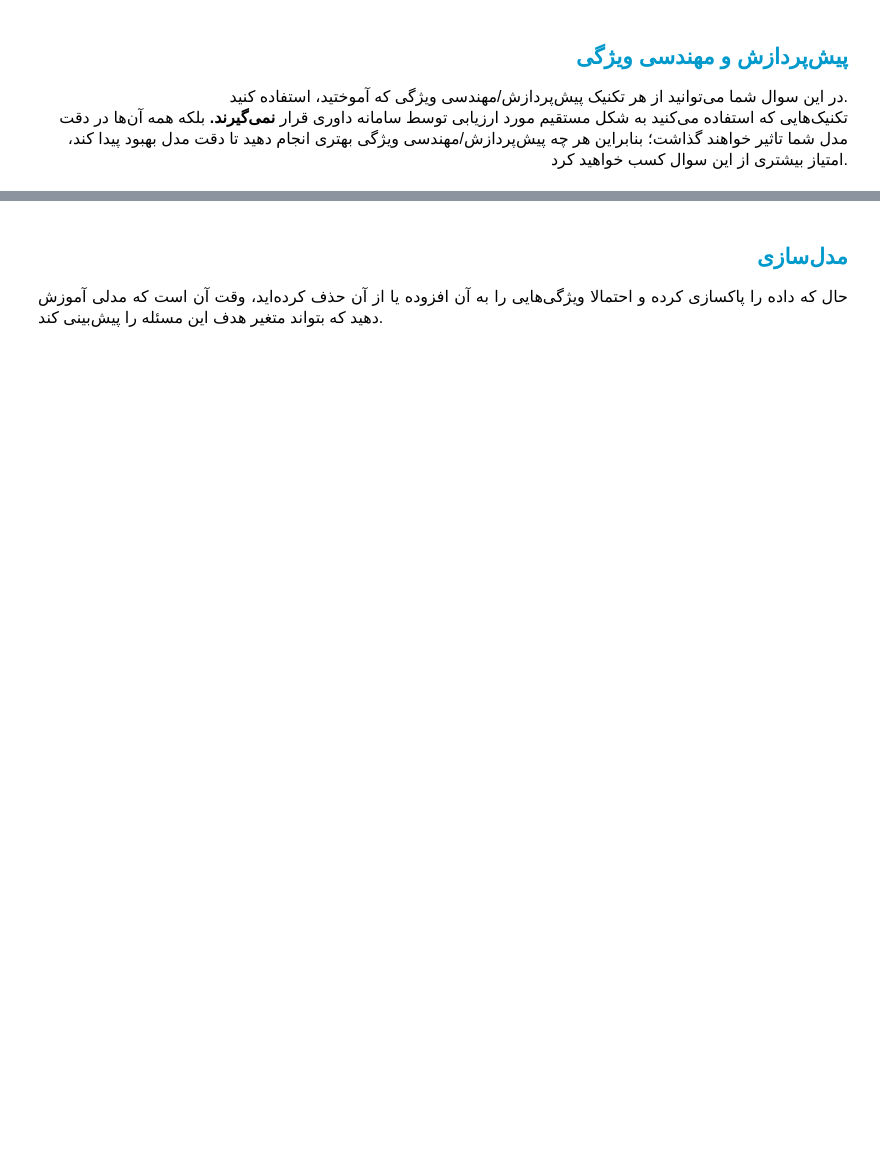
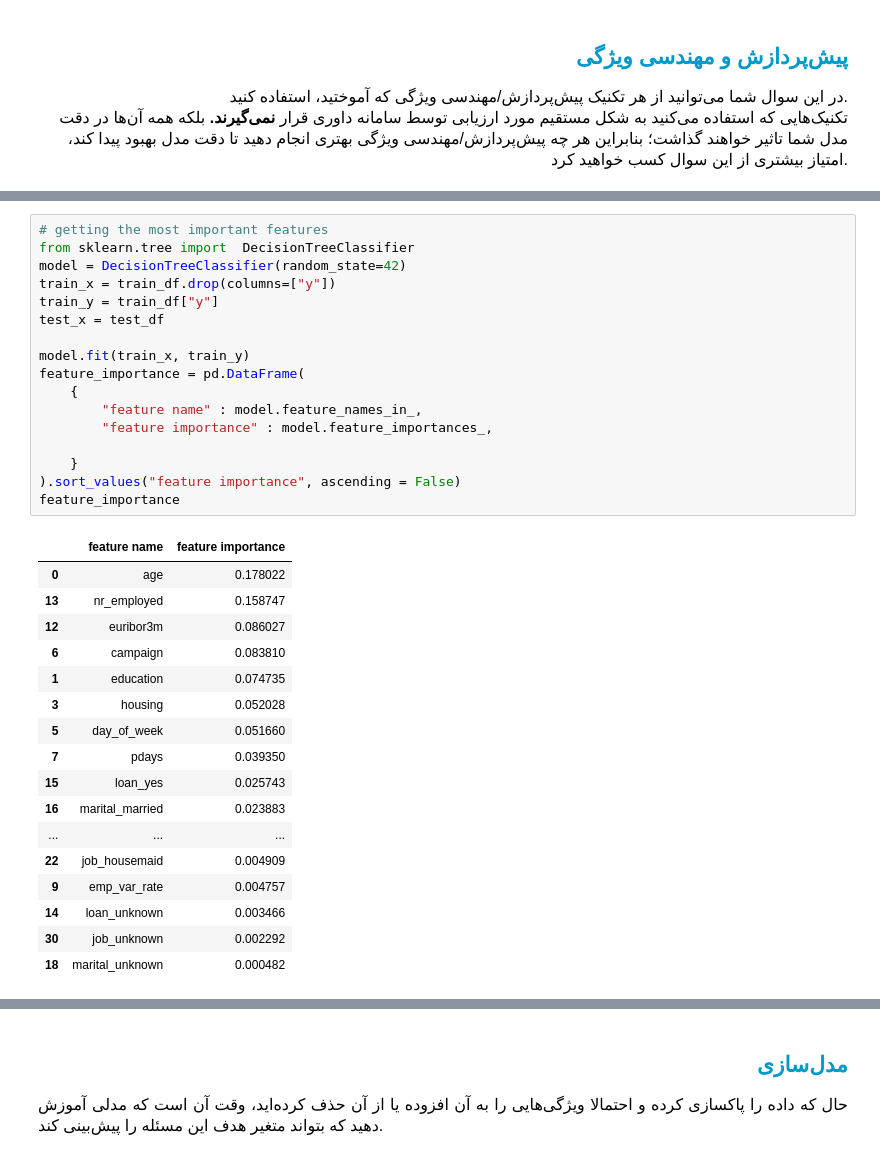
Before and after one commit to AmirrezaNasiri85/Artificial-Inteligance-Boot-Camp, a Jupyter notebook: Tamirin/Week4.3/The Marketing Gamble/all/The_Marketing_Gamble.ipynb, the cells around one changed output, grey strips where cells are left out. Drawn from its saved outputs; the diff is of its cells as text; blank space fills up the shorter version.

```diff
--- a/Tamirin/Week4.3/The Marketing Gamble/all/The_Marketing_Gamble.ipynb
+++ b/Tamirin/Week4.3/The Marketing Gamble/all/The_Marketing_Gamble.ipynb
@@ -109,0 +199,35 @@ train_df = pd.read_csv()
+# %%
+# getting the most important features
+from sklearn.tree import  DecisionTreeClassifier
+model = DecisionTreeClassifier(random_state=42)
+train_x = train_df.drop(columns=["y"])
+train_y = train_df["y"]
+test_x = test_df
+
+model.fit(train_x, train_y)
+feature_importance = pd.DataFrame(
+    {
+        "feature name" : model.feature_names_in_,
+        "feature importance" : model.feature_importances_,
+
+    }
+).sort_values("feature importance", ascending = False)
+feature_importance
+# %% [output]
+|  | feature name | feature importance |
+| 0 | age | 0.178022 |
+| 13 | nr_employed | 0.158747 |
+| 12 | euribor3m | 0.086027 |
+| 6 | campaign | 0.083810 |
+| 1 | education | 0.074735 |
+| 3 | housing | 0.052028 |
+| 5 | day_of_week | 0.051660 |
+| 7 | pdays | 0.039350 |
+| 15 | loan_yes | 0.025743 |
+| 16 | marital_married | 0.023883 |
+| ... | ... | ... |
+| 22 | job_housemaid | 0.004909 |
+| 9 | emp_var_rate | 0.004757 |
+| 14 | loan_unknown | 0.003466 |
+| 30 | job_unknown | 0.002292 |
+| 18 | marital_unknown | 0.000482 |
```
Also changed, not shown: parts of 11 cells of this notebook, 3 other files.
